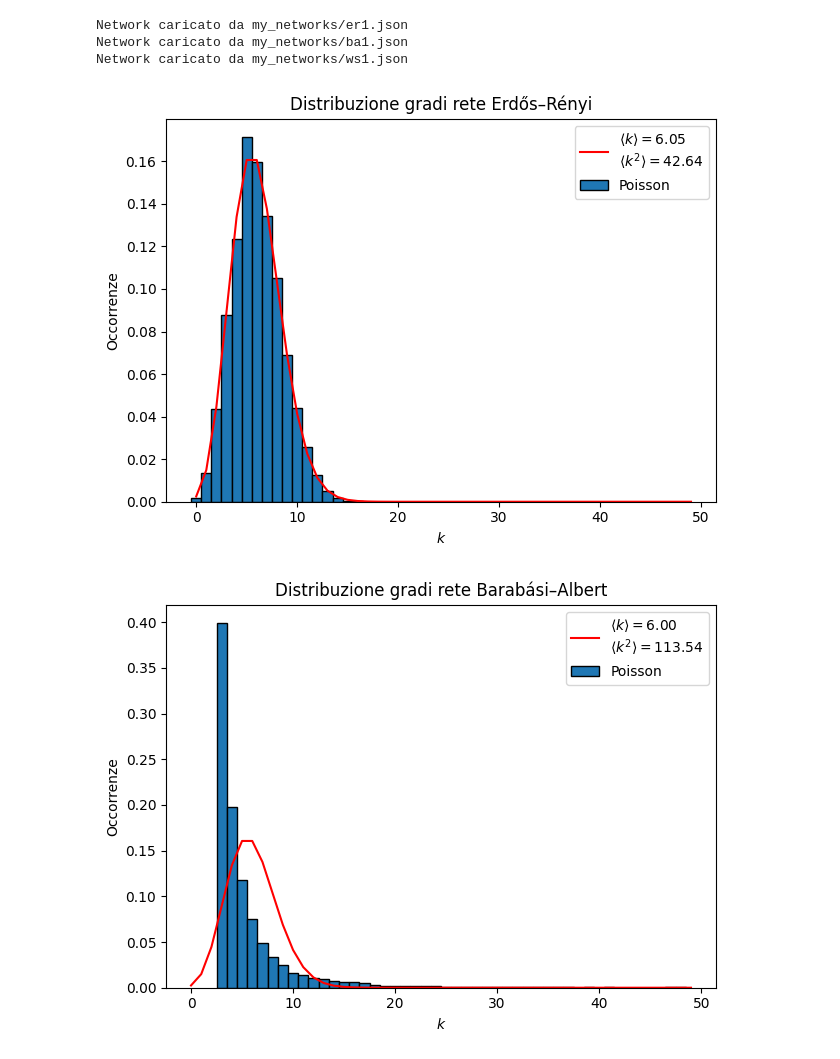
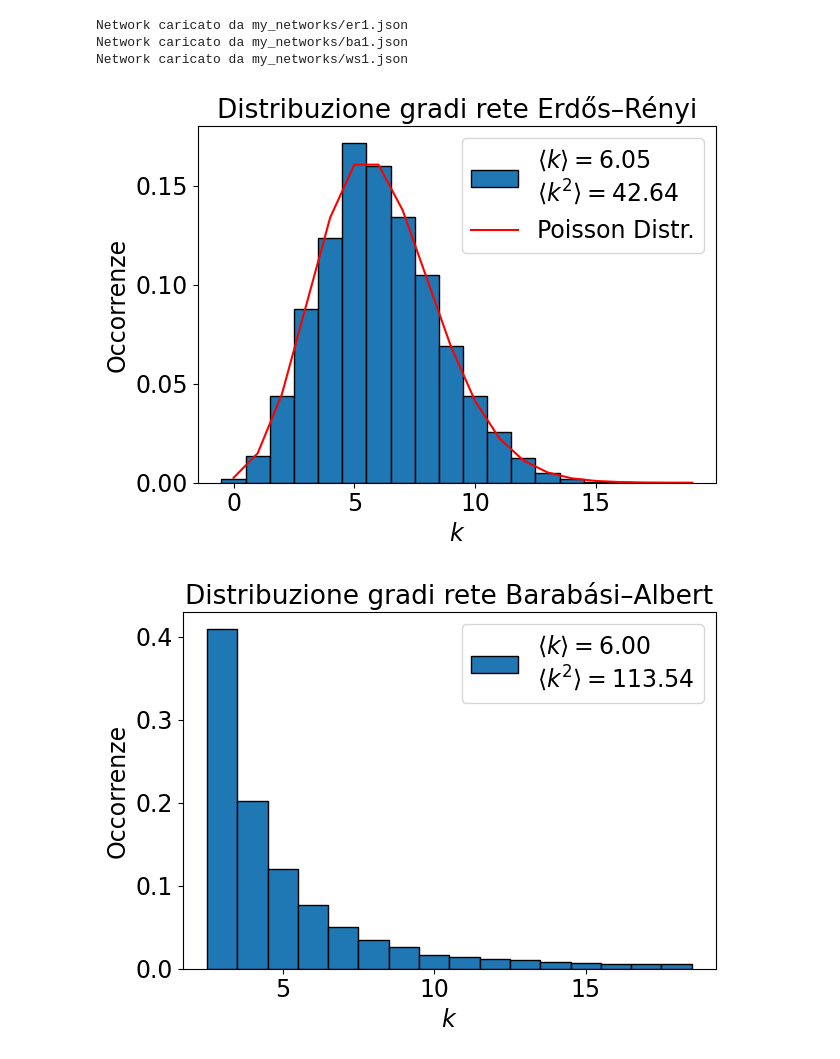
Before and after one commit to NexganGH/Ponzi-Scheme, a Jupyter notebook: node_degrees.ipynb, the cells around one changed output. Cells and saved outputs as stored; diff of their text form; code cells hidden in the pictures.

```diff
--- a/node_degrees.ipynb
+++ b/node_degrees.ipynb
@@ -3,6 +3,14 @@ from networks import *
 from simulation import *
 import matplotlib.pyplot as plt
 import numpy as np
+font_size=17
+plt.rcParams.update({
+    'axes.titlesize': font_size + 2,    # Dimensione titolo del grafico
+    'axes.labelsize': font_size,    # Dimensione etichette degli assi
+    'xtick.labelsize': font_size,   # Dimensione etichette dell'asse X
+    'ytick.labelsize': font_size,   # Dimensione etichette dell'asse Y
+    'legend.fontsize': font_size    # Dimensione della legenda
+})
 # %%
 erNet = ErNetwork.load_json('my_networks/er1.json')
 baNet = BaNetwork.load_json('my_networks/ba1.json')
@@ -17,28 +25,28 @@ Network caricato da my_networks/ws1.json
 # %%
 i = 0
 import scipy.stats as stats
 
 for net, name in nets:
     dist = net.k_distribution()  # Assuming net.k_distribution() gives the degree distribution
-    plt.hist(dist, bins=range(min(dist), min(50, max(dist) + 2)), edgecolor='black', align='left', density=True)
-
-    # Overlay the Poisson distribution for comparison
-    avg_k = 6  # Average degree for the Poisson distribution
-    k_values = np.arange(0, 50)  # Range of k values for the Poisson distribution
-    poisson_dist = stats.poisson.pmf(k_values, avg_k)  # Poisson distribution for avg_k = 6
-    plt.plot(k_values, poisson_dist, 'r-', label=f'Poisson Distribution\n$⟨k⟩ = {avg_k}$')
-
-    # Labels and title
+    plt.hist(dist, bins=range(min(dist), 20), edgecolor='black', align='left', density=True, label=f"$⟨k⟩ = {np.mean(dist):.2f}$\n$⟨k^2⟩ = {np.mean(dist**2):.2f}$")
     plt.xlabel(f'$k$')
     plt.ylabel("Occorrenze")
     plt.title(f'Distribuzione gradi rete {name}')
-    plt.legend([f"$⟨k⟩ = {np.mean(dist):.2f}$\n$⟨k^2⟩ = {np.mean(dist**2):.2f}$", 'Poisson'], loc="upper right")
+    if i == 0:
+        # Overlay the Poisson distribution for comparison
+        avg_k = 6  # Average degree for the Poisson distribution
+        k_values = np.arange(0, 20)  # Range of k values for the Poisson distribution
+        poisson_dist = stats.poisson.pmf(k_values, avg_k)  # Poisson distribution for avg_k = 6
+        plt.plot(k_values, poisson_dist, 'r-', label='Poisson Distr.')
 
-    # Display and save the plot
+        # Labels and title
+        # Display and save the plot
+    plt.legend()
     plt.tight_layout()
     plt.savefig(f'imgs/gradi/grado_rete_{i}.png')
     i += 1
+
     plt.show()
 # %% [output]
-[figure, old version]
+[figure, new version]
-[figure, old version]
+[figure, new version]
```
Also changed, not shown: parts of 3 cells of this notebook, 43 other files.
